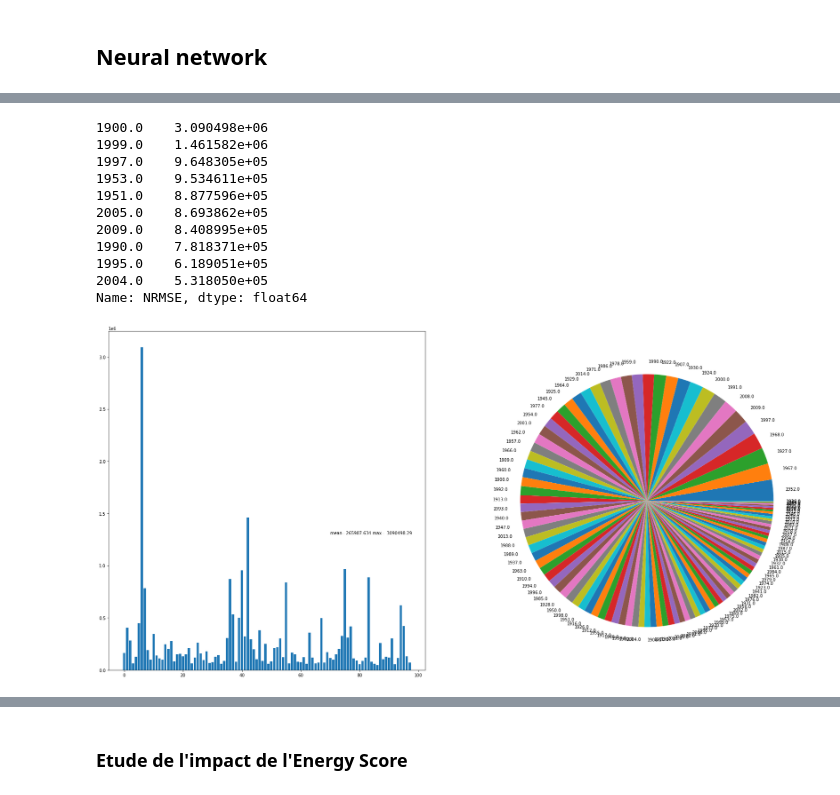
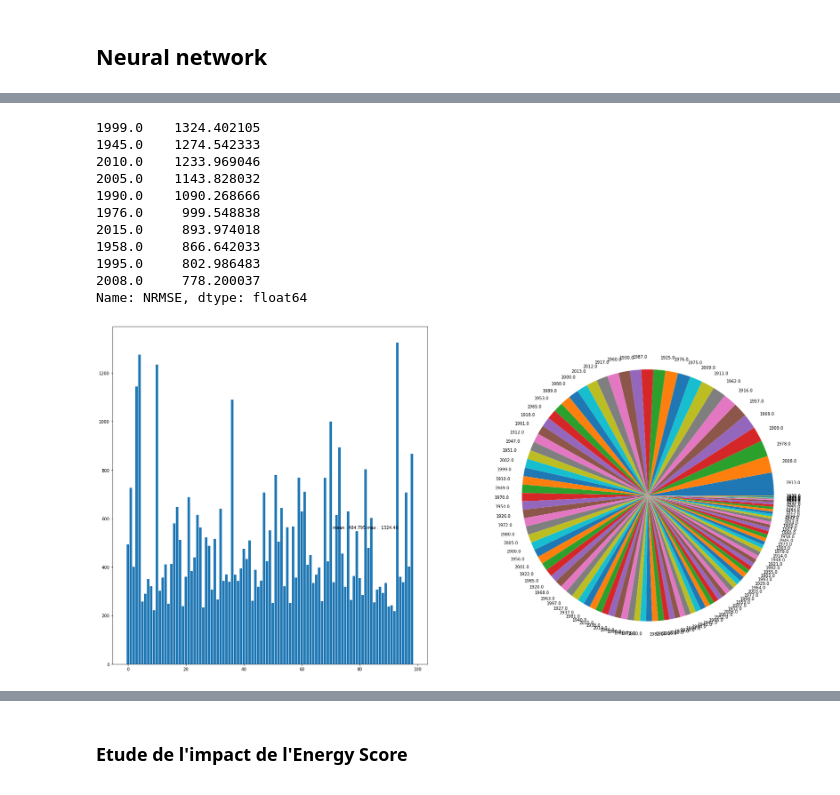
Before and after one commit to NicoJanko/Project_4_OPC, a Jupyter notebook: Projet_4_Energie.ipynb, the cells around one changed output, grey strips where cells are left out. Cells and saved outputs as stored; diff of their text form; code cells hidden in the pictures.

```diff
--- a/Projet_4_Energie.ipynb
+++ b/Projet_4_Energie.ipynb
@@ -10,6 +10,8 @@ import sklearn.preprocessing as sk_prepro
 from sklearn import metrics
 # %%
 df = pd.read_csv('data_full.csv')
+# %%
+rand = int(np.random.randint(100))
 # %%
 data_num = df
 target_tag = 'SiteEUI(kBtu/sf)'
@@ -447,7 +428,7 @@ def mae(pred,y):
 # %%
 metrics_all = {}
 
-models = [model_kn,svr,model_krr,model3,model_rfr,model_xgb]
+models = [model_kn,svr,model_krr,model1,model3,model_rfr,model_xgb]
 r2l=[]
 rmsel=[]
 nrmsel=[]
@@ -464,15 +445,18 @@ metrics_all['rmse'] = rmsel
 metrics_all['nrmse'] = nrmsel
 metrics_all['mae'] = mael
 
-model_names = ['KNN_Regressor', 'SVR', 'Kernel_Ridge_Regressor','Neural_Network', 'Random_Forest_Regressor', 'XGBoost']
+model_names = ['KNN_Regressor', 'SVR', 'Kernel_Ridge_Regressor','Perceptron','Neural_Network', 'Random_Forest_Regressor', 'XGBoost']
 df_metrics = pd.DataFrame(metrics_all, index = model_names)
 
-fig = plt.figure(figsize=(20, 20))
+fig = plt.figure(figsize=(27, 18))
 for i in range(df_metrics.shape[1]):
     ax = fig.add_subplot(2,2, (i+1))
     b = ax.bar(x=df_metrics.index,height = df_metrics.iloc[:, i])
+    for y,v in enumerate(df_metrics.iloc[:, i]):
+        ax.text(y,v, '%.2f'%v, ha = 'center')
     ax.set_title(df_metrics.columns[i], fontsize=14)
     ax.tick_params(axis='x', labelrotation = 35)
     if i != 0:
         ax.set_yscale('log')
+plt.savefig('recap_ergy.png', bbox_inches = 'tight')
 # %% [output]
@@ -547,8 +531,10 @@ memory usage: 1.3 MB
 # %%
-def feature_error(df_lib,model):
+def feature_error(df_lib,model,met,newcol=None):
     results = []
     for i in df_lib:
         x = df_lib[str(i)]
+        if newcol:
+            x = x.drop(axis = 1, labels = newcol)
         y = x['SiteEUI(kBtu/sf)']
         x = x.drop(axis = 1, labels = 'SiteEUI(kBtu/sf)')
         sqf = x['PropertyGFABuilding(s)']
@@ -564,5 +550,12 @@ def feature_error(df_lib,model):
         y = y*sqf
         pred = pred*sqf
 
-        results.append(metrics.mean_absolute_error(y,pred))
+        if met == 'r2':
+            line_reg_fit  = line_reg.fit(pred,y)
+            results.append(line_reg_fit.score(pred,y))
+        if met == 'nrmse':
+            results.append(np.sqrt(metrics.mean_squared_error(y,pred))/np.mean(y))
+        if met =='mae':
+            results.append(np.sqrt(metrics.mean_absolute_error(y,pred)))
+
     return results
@@ -583,28 +574,29 @@ pd.DataFrame(df_res_train['YearBuilt'].value_counts()).sort_values(by = 'YearBui
 # %%
-results = feature_error(df_year,model_xgb)
+results = feature_error(df_year,model_xgb,'mae')
 
 results_year = {}
 for i,v in zip(df_year,results):
     results_year[f'{i}'] = v
 
 results_year = pd.DataFrame(results_year, index = ['NRMSE']).T
 print(results_year['NRMSE'].nlargest(10))
 
 fig, ax = plt.subplots(1,2,figsize = (30,15))
 ax[0].bar([x for x in range(len(results_year.index))],results_year['NRMSE'])
 ax[0].text(0.7,0.4,'mean : {:.3f} max : {: .2f}'.format(results_year['NRMSE'].mean(), results_year['NRMSE'].max()), transform = ax[0].transAxes)
 ax[1].pie(df_res_train['YearBuilt'].value_counts(), labels = df_res_train['YearBuilt'].unique())
+plt.savefig('YearBuilt_ergy.png', bbox_inches = 'tight')
 plt.show()
 # %% [output]
-1900.0    3.090498e+06
-1999.0    1.461582e+06
-1997.0    9.648305e+05
-1953.0    9.534611e+05
-1951.0    8.877596e+05
-2005.0    8.693862e+05
-2009.0    8.408995e+05
-1990.0    7.818371e+05
-1995.0    6.189051e+05
-2004.0    5.318050e+05
+1999.0    1324.402105
+1945.0    1274.542333
+2010.0    1233.969046
+2005.0    1143.828032
+1990.0    1090.268666
+1976.0     999.548838
+2015.0     893.974018
+1958.0     866.642033
+1995.0     802.986483
+2008.0     778.200037
 Name: NRMSE, dtype: float64
-[figure, old version]
+[figure, new version]
```
Also changed, not shown: parts of 26 cells of this notebook, 41 other files.
